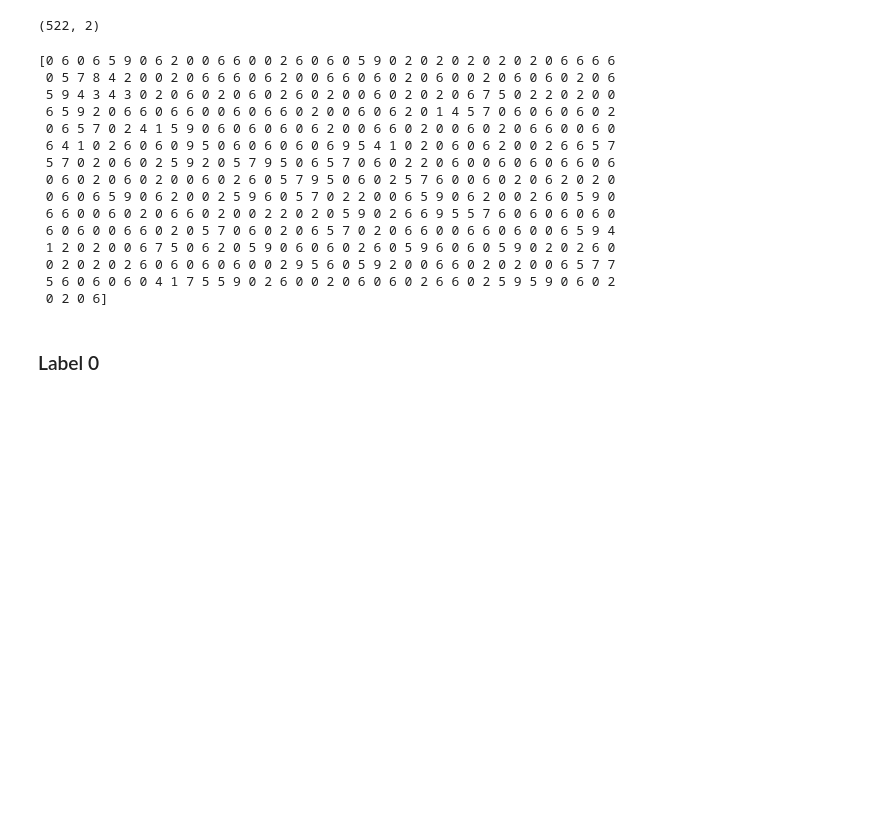
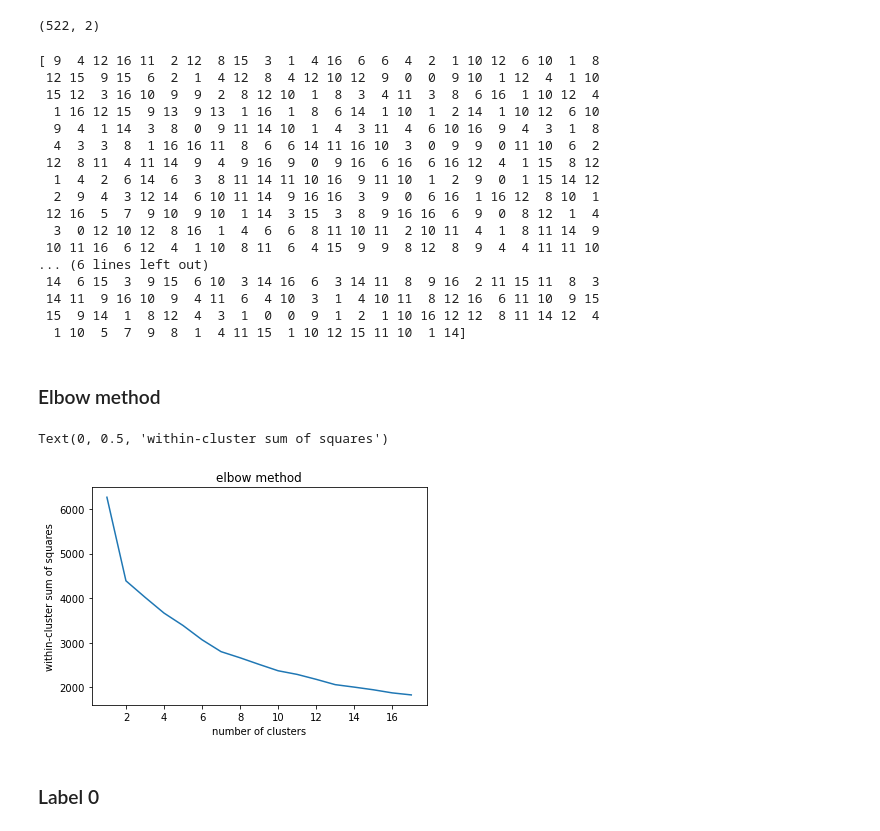
Before and after one commit to tamle7422/data_analysis, a Jupyter notebook: nfl.ipynb, the cells around one changed output. Drawn from its saved outputs; the diff is of its cells as text; code cells hidden in the pictures; blank space fills up the shorter version.

Commit message:
Add elbow method

```diff
--- a/nfl.ipynb
+++ b/nfl.ipynb
@@ -895,24 +883,28 @@ dfTransform.shape
 # %% [output]
 (522, 2)
 # %%
-kMeans = KMeans(n_clusters=10)
+kMeans = KMeans(n_clusters=11)
 
 # predict the labels of clusters
-label = kmeans.fit_predict(dfCopy[features])
+label = kmeans.fit_predict(xScaled)
 print(label)
 # %% [output]
-[0 6 0 6 5 9 0 6 2 0 0 6 6 0 0 2 6 0 6 0 5 9 0 2 0 2 0 2 0 2 0 2 0 6 6 6 6
- 0 5 7 8 4 2 0 0 2 0 6 6 6 0 6 2 0 0 6 6 0 6 0 2 0 6 0 0 2 0 6 0 6 0 2 0 6
- 5 9 4 3 4 3 0 2 0 6 0 2 0 6 0 2 6 0 2 0 0 6 0 2 0 2 0 6 7 5 0 2 2 0 2 0 0
- 6 5 9 2 0 6 6 0 6 6 0 0 6 0 6 6 0 2 0 0 6 0 6 2 0 1 4 5 7 0 6 0 6 0 6 0 2
- 0 6 5 7 0 2 4 1 5 9 0 6 0 6 0 6 0 6 2 0 0 6 6 0 2 0 0 6 0 2 0 6 6 0 0 6 0
- 6 4 1 0 2 6 0 6 0 9 5 0 6 0 6 0 6 0 6 9 5 4 1 0 2 0 6 0 6 2 0 0 2 6 6 5 7
- 5 7 0 2 0 6 0 2 5 9 2 0 5 7 9 5 0 6 5 7 0 6 0 2 2 0 6 0 0 6 0 6 0 6 6 0 6
- 0 6 0 2 0 6 0 2 0 0 6 0 2 6 0 5 7 9 5 0 6 0 2 5 7 6 0 0 6 0 2 0 6 2 0 2 0
- 0 6 0 6 5 9 0 6 2 0 0 2 5 9 6 0 5 7 0 2 2 0 0 6 5 9 0 6 2 0 0 2 6 0 5 9 0
- 6 6 0 0 6 0 2 0 6 6 0 2 0 0 2 2 0 2 0 5 9 0 2 6 6 9 5 5 7 6 0 6 0 6 0 6 0
- 6 0 6 0 0 6 6 0 2 0 5 7 0 6 0 2 0 6 5 7 0 2 0 6 6 0 0 6 6 0 6 0 0 6 5 9 4
- 1 2 0 2 0 0 6 7 5 0 6 2 0 5 9 0 6 0 6 0 2 6 0 5 9 6 0 6 0 5 9 0 2 0 2 6 0
- 0 2 0 2 0 2 6 0 6 0 6 0 6 0 0 2 9 5 6 0 5 9 2 0 0 6 6 0 2 0 2 0 0 6 5 7 7
- 5 6 0 6 0 6 0 4 1 7 5 5 9 0 2 6 0 0 2 0 6 0 6 0 2 6 6 0 2 5 9 5 9 0 6 0 2
- 0 2 0 6]
+[ 9  4 12 16 11  2 12  8 15  3  1  4 16  6  6  4  2  1 10 12  6 10  1  8
+ 12 15  9 15  6  2  1  4 12  8  4 12 10 12  9  0  0  9 10  1 12  4  1 10
+ 15 12  3 16 10  9  9  2  8 12 10  1  8  3  4 11  3  8  6 16  1 10 12  4
+  1 16 12 15  9 13  9 13  1 16  1  8  6 14  1 10  1  2 14  1 10 12  6 10
+  9  4  1 14  3  8  0  9 11 14 10  1  4  3 11  4  6 10 16  9  4  3  1  8
+  4  3  3  8  1 16 16 11  8  6  6 14 11 16 10  3  0  9  9  0 11 10  6  2
+ 12  8 11  4 11 14  9  4  9 16  9  0  9 16  6 16  6 16 12  4  1 15  8 12
+  1  4  2  6 14  6  3  8 11 14 11 10 16  9 11 10  1  2  9  0  1 15 14 12
+  2  9  4  3 12 14  6 10 11 14  9 16 16  3  9  0  6 16  1 16 12  8 10  1
+ 12 16  5  7  9 10  9 10  1 14  3 15  3  8  9 16 16  6  9  0  8 12  1  4
+  3  0 12 10 12  8 16  1  4  6  6  8 11 10 11  2 10 11  4  1  8 11 14  9
+ 10 11 16  6 12  4  1 10  8 11  6  4 15  9  9  8 12  8  9  4  4 11 11 10
+... (6 lines left out)
+ 14  6 15  3  9 15  6 10  3 14 16  6  3 14 11  8  9 16  2 11 15 11  8  3
+ 14 11  9 16 10  9  4 11  6  4 10  3  1  4 10 11  8 12 16  6 11 10  9 15
+ 15  9 14  1  8 12  4  3  1  0  0  9  1  2  1 10 16 12 12  8 11 14 12  4
+  1 10  5  7  9  8  1  4 11 15  1 10 12 15 11 10  1 14]
+# %% [markdown]
+### Elbow method
@@ -919,3 +919,12 @@ print(label)
+# %%
+numberCluster = range(1,18)
+plt.plot(numberCluster,wcss)
+plt.title("elbow method")
+plt.xlabel("number of clusters")
+plt.ylabel("within-cluster sum of squares")
+# %% [output]
+Text(0, 0.5, 'within-cluster sum of squares')
+[figure, added]
 # %% [markdown]
 ### Label 0
 # %%
```
Also changed, not shown: parts of 14 cells of this notebook.
